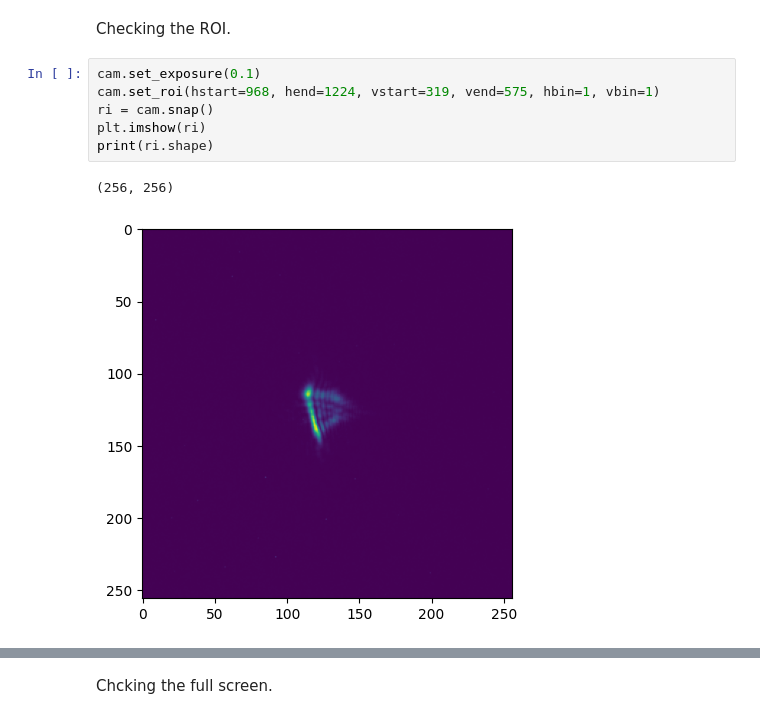
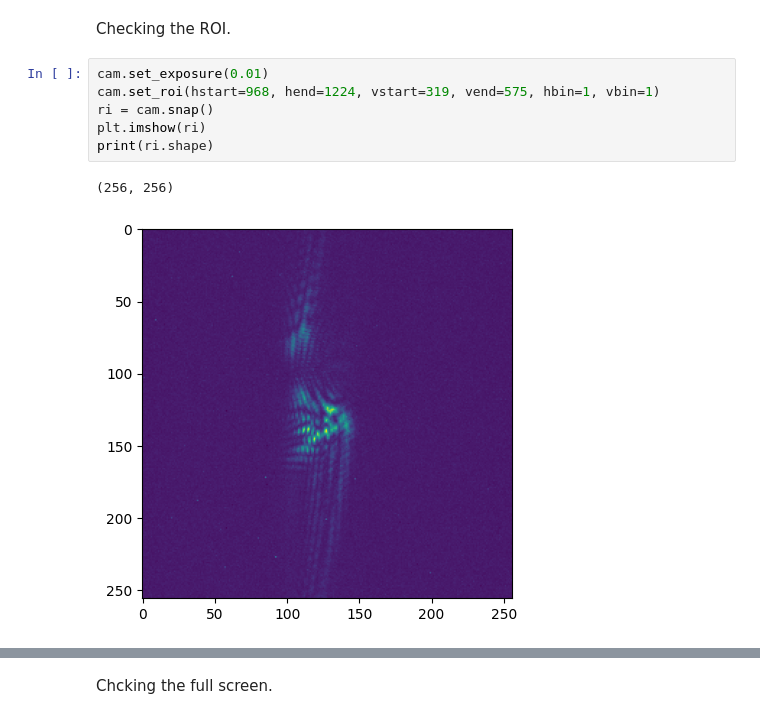
Before and after one commit to imperial-photonics/HexSimInstrument, a Jupyter notebook: R11SLM_correction_hardware.ipynb, the cells around one changed output, grey strips where cells are left out. Cells and saved outputs as stored; diff of their text form.

```diff
--- a/R11SLM_correction_hardware.ipynb
+++ b/R11SLM_correction_hardware.ipynb
@@ -419,11 +426,11 @@ b'iter480230517_121847'
 # %% [markdown]
 Checking the ROI.
 # %%
-cam.set_exposure(0.1)
+cam.set_exposure(0.01)
 cam.set_roi(hstart=968, hend=1224, vstart=319, vend=575, hbin=1, vbin=1)
 ri = cam.snap()
 plt.imshow(ri)
 print(ri.shape)
 # %% [output]
 (256, 256)
-[figure, old version]
+[figure, new version]
```
Also changed, not shown: parts of 25 cells of this notebook, 1 other file.
